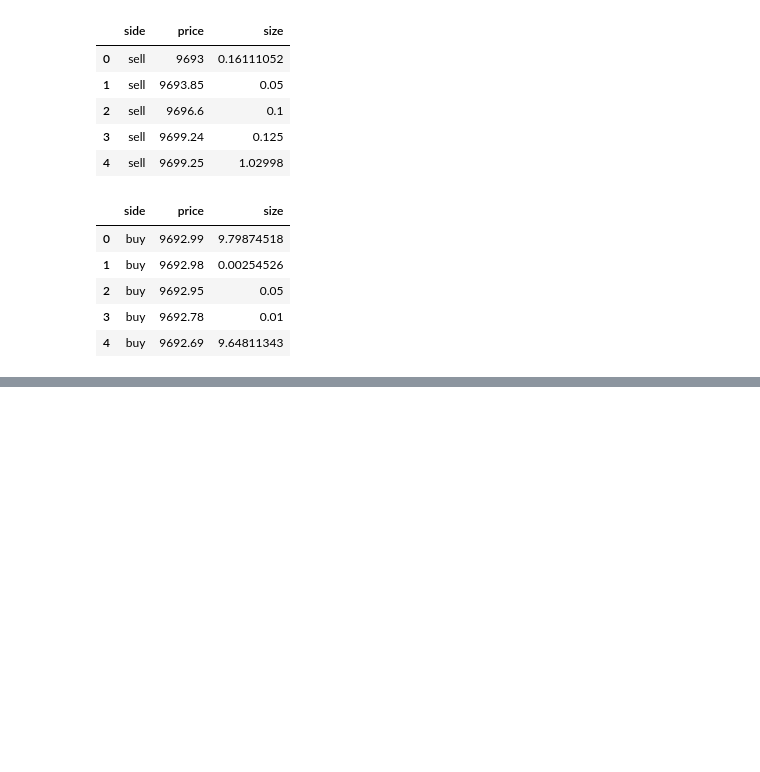
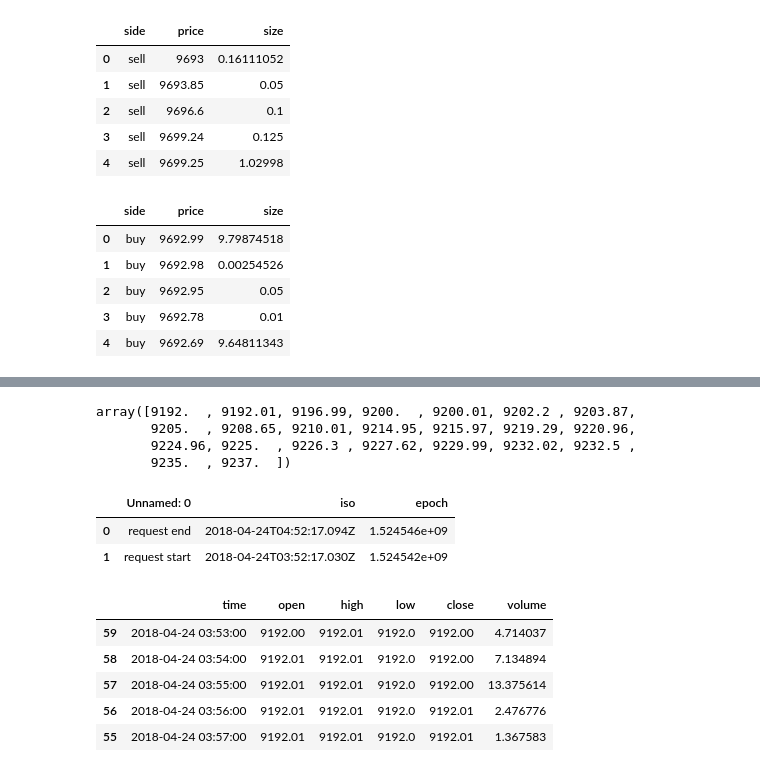
Before and after one commit to timothyyu/gdax-orderbook-ml, a Jupyter notebook: 9_data_pipeline_development.ipynb, the cells around one changed output, grey strips where cells are left out. Saved outputs shown, nothing was run; the diff lists cells and outputs as text; code cells hidden in the pictures; blank space fills up the shorter version.

Commit message:
autoSR_alt() python 3 update start; timestamps respected for chart_15m_request()

```diff
--- a/9_data_pipeline_development.ipynb
+++ b/9_data_pipeline_development.ipynb
@@ -281,0 +437,8 @@ snapshot_bids_df.head()
+# %%
+autoSR(chart_15m_df)
+ml_results_modified
+# %% [output]
+array([9192.  , 9192.01, 9196.99, 9200.  , 9200.01, 9202.2 , 9203.87,
+       9205.  , 9208.65, 9210.01, 9214.95, 9215.97, 9219.29, 9220.96,
+       9224.96, 9225.  , 9226.3 , 9227.62, 9229.99, 9232.02, 9232.5 ,
+       9235.  , 9237.  ])
@@ -281,0 +501,15 @@ snapshot_bids_df.head()
+# %%
+request_log_df.head()
+# %% [output]
+|  | Unnamed: 0 | iso | epoch |
+| 0 | request end | 2018-04-24T04:52:17.094Z | 1.524546e+09 |
+| 1 | request start | 2018-04-24T03:52:17.030Z | 1.524542e+09 |
+# %%
+chart_15m_df.head()
+# %% [output]
+|  | time | open | high | low | close | volume |
+| 59 | 2018-04-24 03:53:00 | 9192.00 | 9192.01 | 9192.0 | 9192.00 | 4.714037 |
+| 58 | 2018-04-24 03:54:00 | 9192.01 | 9192.01 | 9192.0 | 9192.00 | 7.134894 |
+| 57 | 2018-04-24 03:55:00 | 9192.01 | 9192.01 | 9192.0 | 9192.00 | 13.375614 |
+| 56 | 2018-04-24 03:56:00 | 9192.01 | 9192.01 | 9192.0 | 9192.01 | 2.476776 |
+| 55 | 2018-04-24 03:57:00 | 9192.01 | 9192.01 | 9192.0 | 9192.01 | 1.367583 |
```
Also changed, not shown: parts of 12 cells of this notebook, 1 other file.
